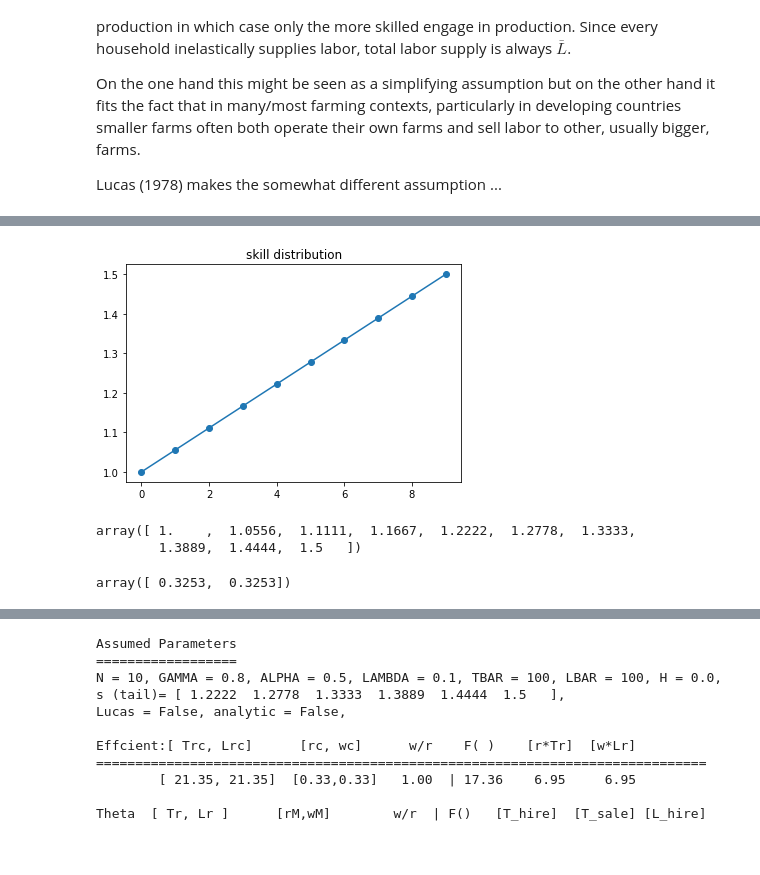
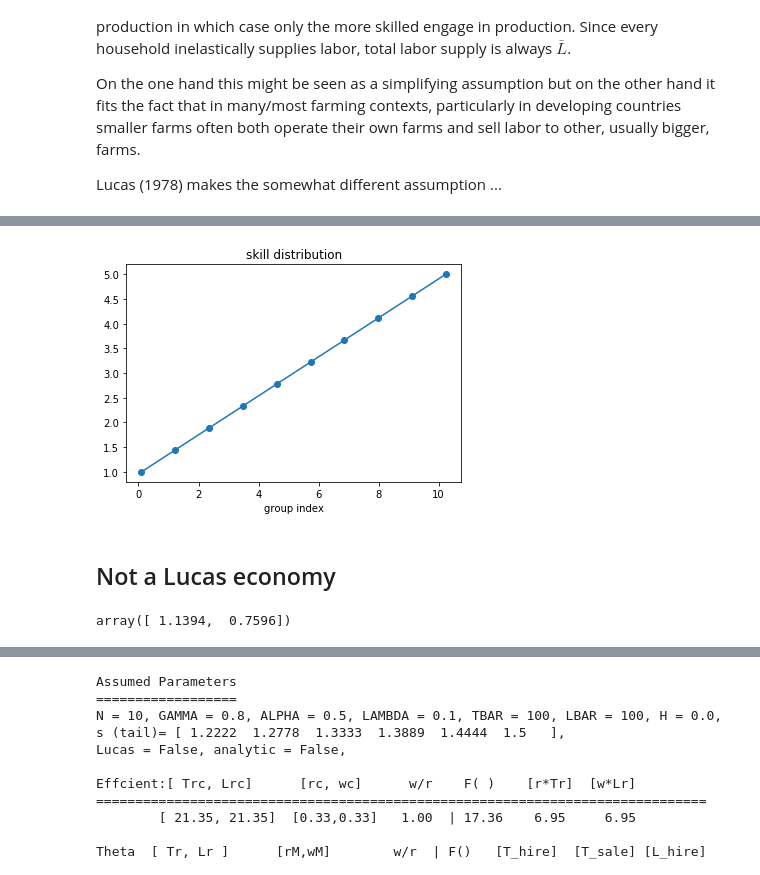
Before and after one commit to jhconning/geqfarm, a Jupyter notebook: LucasSpanControl.ipynb, the cells around one changed output, grey strips where cells are left out. Saved outputs shown, nothing was run; the diff lists cells and outputs as text; code cells hidden in the pictures; blank space fills up the shorter version.

Commit message:
explore Lucas notebook
Expand and modify example..

```diff
--- a/LucasSpanControl.ipynb
+++ b/LucasSpanControl.ipynb
@@ -27,5 +32,6 @@ from geqfarm import *
 # %%
-N = 10
+N = 10    # number of skill
 E = Economy(N)
 E.GAMMA = 0.8
+E.ALPHA = 0.6
 Xbar = [E.TBAR, E.LBAR]
@@ -42,8 +51,0 @@ Let's assume the underlying distribution of non-traded farming skill is given by
-# %%
-mu = 0
-sigma = 1
-x = np.linspace(lognorm.ppf(0.01,s=sigma, scale = np.exp(mu)),
-                lognorm.ppf(0.99, s=sigma, scale = np.exp(mu)), N)
-rv = lognorm(s=sigma, scale=np.exp(mu))
-E.s = rv.pdf(x)
-plt.plot(x, E.s);
@@ -52,21 +52,16 @@ plt.plot(x, E.s);
 # %%
-r= lognorm.rvs(s=sigma, scale = np.exp(mu), size=N)
-r.sort()
-E.s = r
-E.s = np.linspace(1,1.5,num=N)
+E.s = np.linspace(1,5,num=N)
 plt.title('skill distribution')
-plt.plot(E.s,marker='o');
+plt.xlabel('group index')
+plt.plot(x,E.s,marker='o');
 # %% [output]
-[figure, old version]
+[figure, new version]
-# %%
-E.s
-# %% [output]
-array([ 1.    ,  1.0556,  1.1111,  1.1667,  1.2222,  1.2778,  1.3333,
-        1.3889,  1.4444,  1.5   ])
+# %% [markdown]
+## Not a Lucas economy
 # %%
 E.Lucas = False
 rwc, (Tc,Lc) = E.smallhold_eq([E.TBAR,E.LBAR],E.s)
 # %%
 rwc
 # %% [output]
-array([ 0.3253,  0.3253])
+array([ 1.1394,  0.7596])
```
Also changed, not shown: parts of 40 cells of this notebook.
